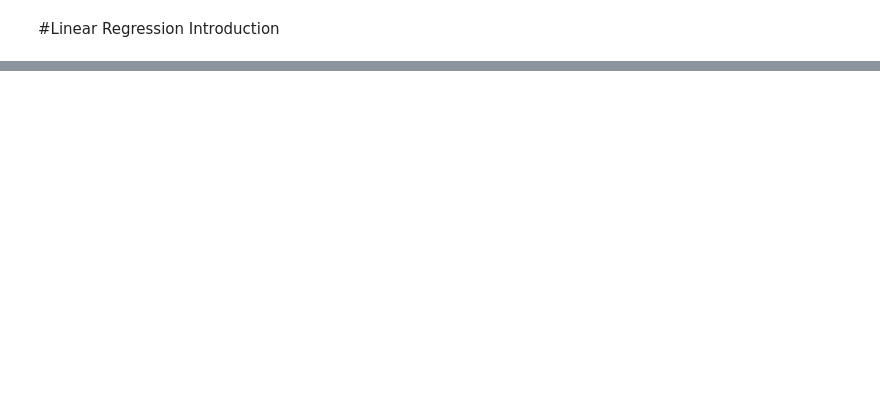
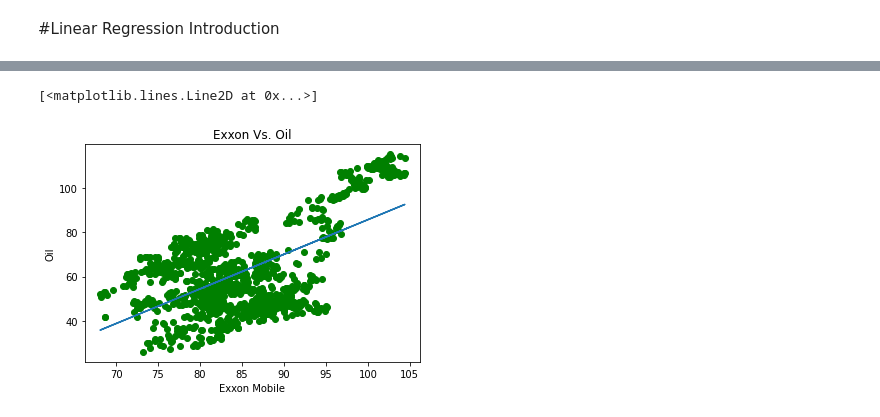
Before and after one commit to VictorMercier/Track-Data-Science, a Jupyter notebook: Untitled0.ipynb, the cells around one changed output, grey strips where cells are left out. Drawn from its saved outputs; the diff is of its cells as text; code cells hidden in the pictures; blank space fills up the shorter version.

```diff
--- a/Untitled0.ipynb
+++ b/Untitled0.ipynb
@@ -28,0 +120,12 @@ s = numpy.linalg.lstsq(a, b)
+# %%
+
+plt.plot(x, y, "bo", color = "green")
+plt.title("Exxon Vs. Oil")
+plt.xlabel("Exxon Mobile")
+plt.ylabel("Oil")
+
+# Avec les données au dessus je peux calculer ma fonction et trouver la droite
+plt.plot(x , m*x+b)
+# %% [output]
+[<matplotlib.lines.Line2D at 0x...>]
+[figure, added]
```
Also changed, not shown: parts of 11 cells of this notebook.
